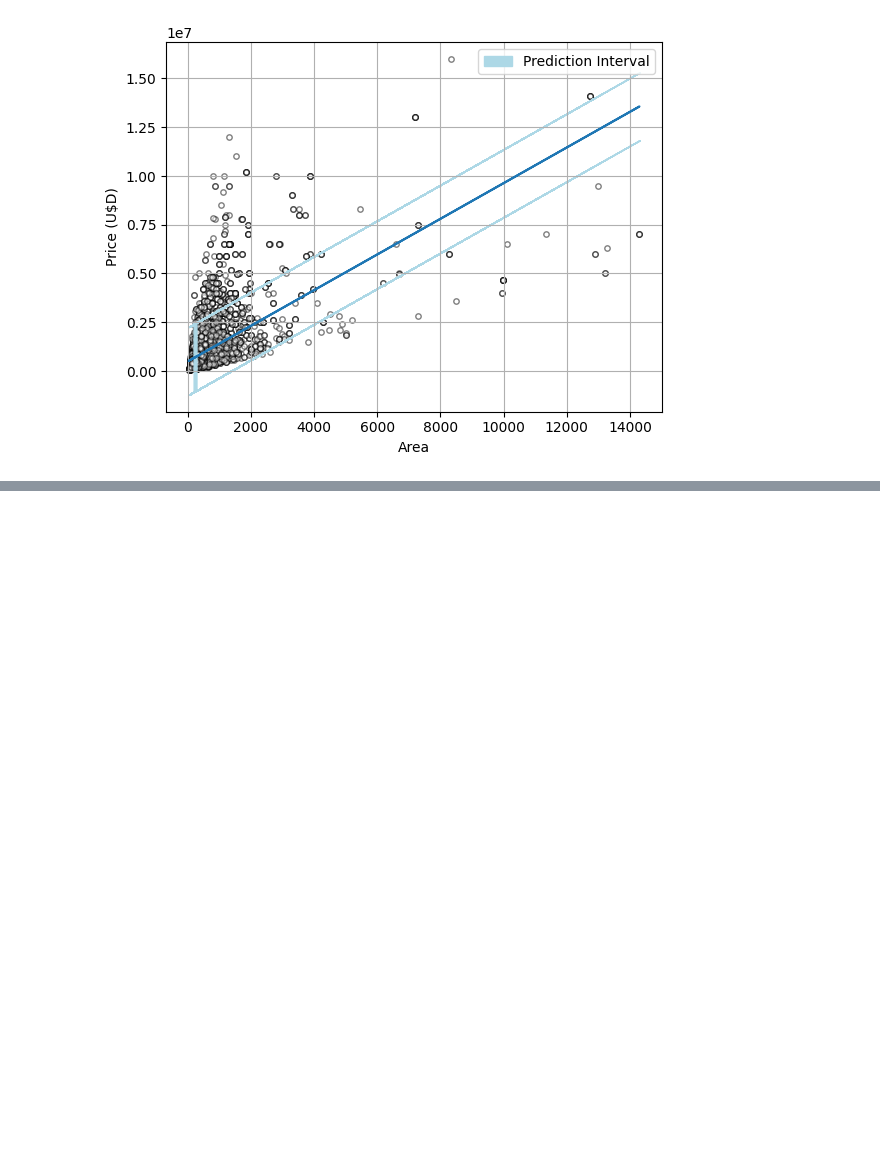
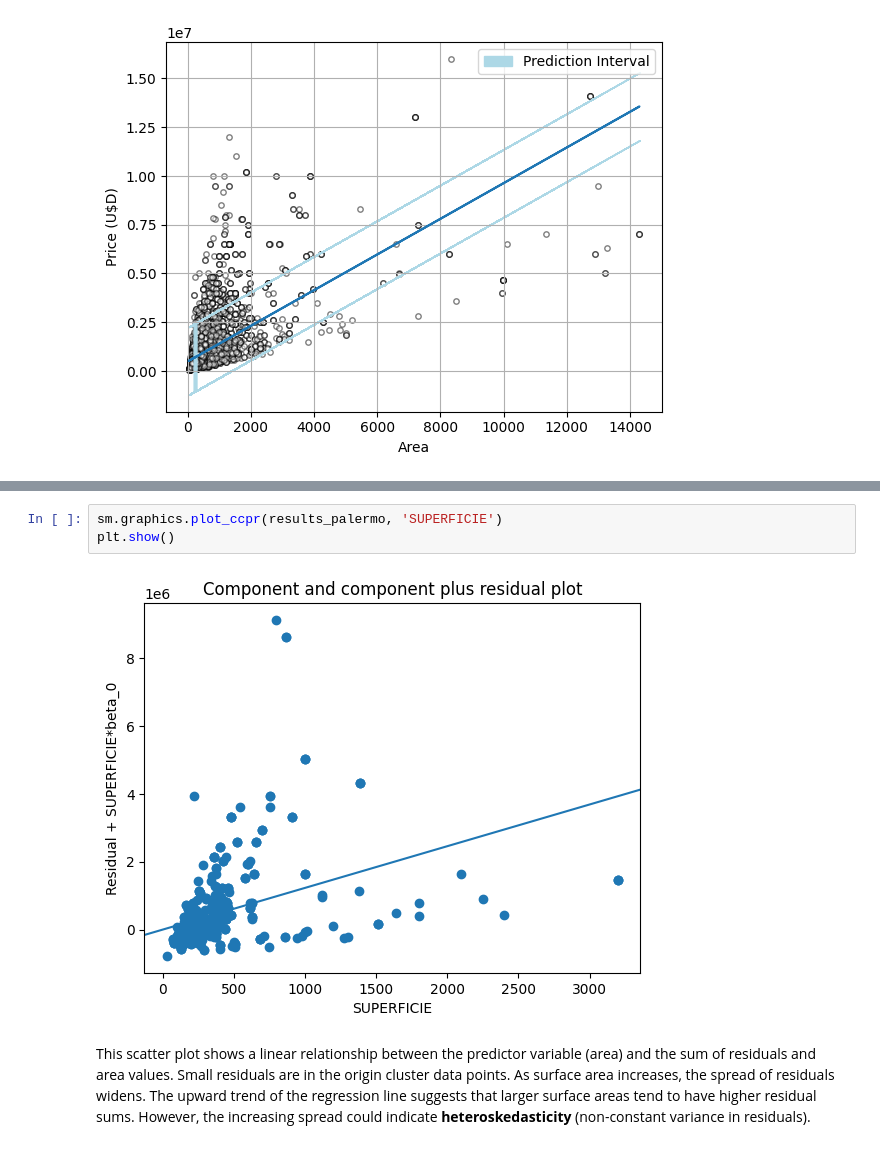
Before and after one commit to matuneville/practical-statistics-book, a Jupyter notebook: src/04-Regression_&_Prediction/chapter_04_py.ipynb, the cells around one changed output, grey strips where cells are left out. Saved outputs shown, nothing was run; the diff lists cells and outputs as text; blank space fills up the shorter version.

```diff
--- a/src/04-Regression_&_Prediction/chapter_04_py.ipynb
+++ b/src/04-Regression_&_Prediction/chapter_04_py.ipynb
@@ -344,0 +428,7 @@ plt.show()
+# %%
+sm.graphics.plot_ccpr(results_palermo, 'SUPERFICIE')
+plt.show()
+# %% [output]
+[figure, added]
+# %% [markdown]
+ This scatter plot shows a linear relationship between the predictor variable (area) and the sum of residuals and area values. Small residuals are in the origin cluster data points. As surface area increases, the spread of residuals widens. The upward trend of the regression line suggests that larger surface areas tend to have higher residual sums. However, the increasing spread could indicate **heteroskedasticity** (non-constant variance in residuals).
```
Also changed, not shown: parts of 12 cells of this notebook.
